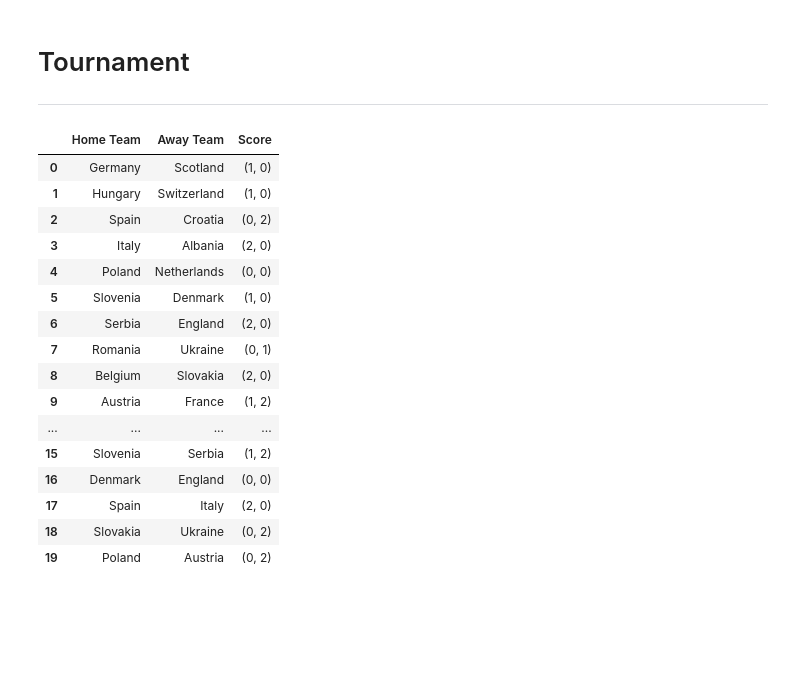
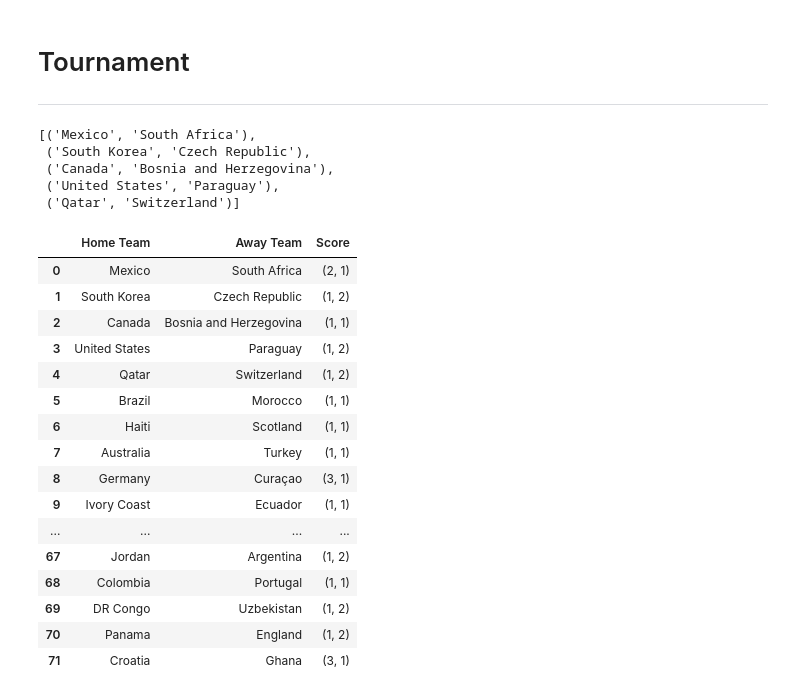
Before and after one commit to bernhard-pfann/soccer-predictions, a Jupyter notebook: main.ipynb, the cells around one changed output. Cells and saved outputs as stored; diff of their text form; code cells hidden in the pictures; blank space fills up the shorter version.

```diff
--- a/main.ipynb
+++ b/main.ipynb
@@ -152,0 +60,3 @@ rankings.head()
+# %%
+results = process_results("data/results.csv")
+results.head()
@@ -152,0 +70,3 @@ rankings.head()
+# %%
+rankings = process_rankings("data/fifa_ranking-2026-04-01.csv")
+rankings.head()
@@ -180,9 +124,9 @@ from predict import (
     predict_score,
 )
 # %%
-day = datetime(2024, 6, 1)
+day = datetime(2026, 6, 11)
 home_team = "Austria"
-away_team = "France"
+away_team = "Curaçao"
 params = {"time_sigma": 90, "rank_sigma": 15}
 
 home_rank = get_ranking(df=rankings, team=home_team, day=day)
@@ -278,33 +194,52 @@ gameplan = [
+# %%
+gameplan = pd.read_csv("data/world_cup_2026.csv", usecols=["home_team", "away_team"])
+gameplan = list(gameplan.itertuples(index=False, name=None))
+gameplan[:5]
+# %% [output]
+[('Mexico', 'South Africa'),
+ ('South Korea', 'Czech Republic'),
+ ('Canada', 'Bosnia and Herzegovina'),
+ ('United States', 'Paraguay'),
+ ('Qatar', 'Switzerland')]
 # %%
+from IPython.display import display
+
 all_scores = []
 
 for h, a in gameplan:
-    score = predict_score(
-        df=df,
-        rankings=rankings,
-        home_team=h,
-        away_team=a,
-        day=day
-    )
-    all_scores.append((h,a, score))
+    try:
+        score = predict_score(
+            df=df,
+            rankings=rankings,
+            home_team=h,
+            away_team=a,
+            day=day,
+            sample=False
+        )
+    except IndexError as e:
+        print(f"  Skipping prediction for {h} vs {a}: {e}")
+        score = (None, None)
+    all_scores.append((h, a, score))
 
 pred_df = pd.DataFrame(all_scores, columns=["Home Team", "Away Team", "Score"])
-pred_df.head(20)
+
+with pd.option_context('display.max_rows', None, 'display.max_columns', None):
+    display(pred_df)
 # %% [output]
 |  | Home Team | Away Team | Score |
-| 0 | Germany | Scotland | (1, 0) |
-| 1 | Hungary | Switzerland | (1, 0) |
-| 2 | Spain | Croatia | (0, 2) |
-| 3 | Italy | Albania | (2, 0) |
-| 4 | Poland | Netherlands | (0, 0) |
-| 5 | Slovenia | Denmark | (1, 0) |
-| 6 | Serbia | England | (2, 0) |
-| 7 | Romania | Ukraine | (0, 1) |
-| 8 | Belgium | Slovakia | (2, 0) |
-| 9 | Austria | France | (1, 2) |
+| 0 | Mexico | South Africa | (2, 1) |
+| 1 | South Korea | Czech Republic | (1, 2) |
+| 2 | Canada | Bosnia and Herzegovina | (1, 1) |
+| 3 | United States | Paraguay | (1, 2) |
+| 4 | Qatar | Switzerland | (1, 2) |
+| 5 | Brazil | Morocco | (1, 1) |
+| 6 | Haiti | Scotland | (1, 1) |
+| 7 | Australia | Turkey | (1, 1) |
+| 8 | Germany | Curaçao | (3, 1) |
+| 9 | Ivory Coast | Ecuador | (1, 1) |
 | ... | ... | ... | ... |
-| 15 | Slovenia | Serbia | (1, 2) |
-| 16 | Denmark | England | (0, 0) |
-| 17 | Spain | Italy | (2, 0) |
-| 18 | Slovakia | Ukraine | (0, 2) |
-| 19 | Poland | Austria | (0, 2) |
+| 67 | Jordan | Argentina | (1, 2) |
+| 68 | Colombia | Portugal | (1, 1) |
+| 69 | DR Congo | Uzbekistan | (1, 2) |
+| 70 | Panama | England | (1, 2) |
+| 71 | Croatia | Ghana | (3, 1) |
```
Also changed, not shown: parts of 19 cells of this notebook, 5 other files.
